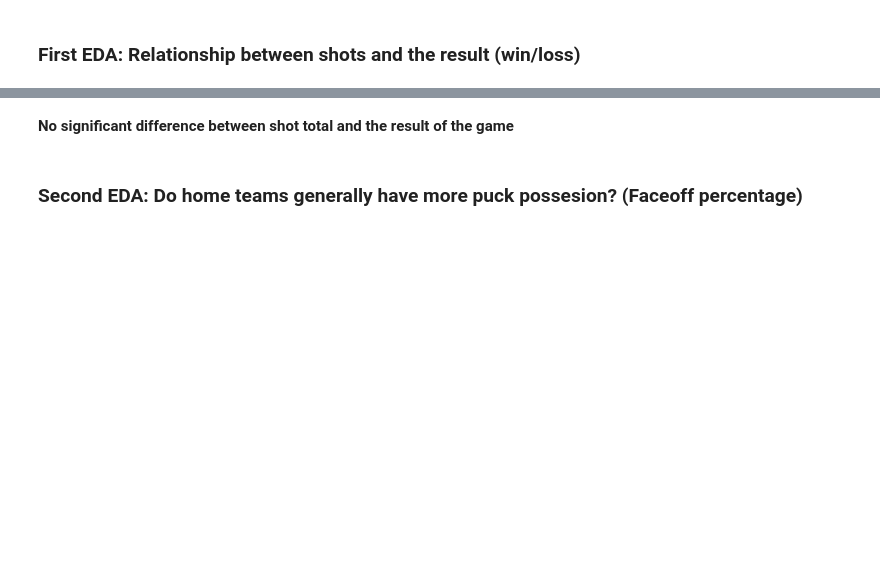
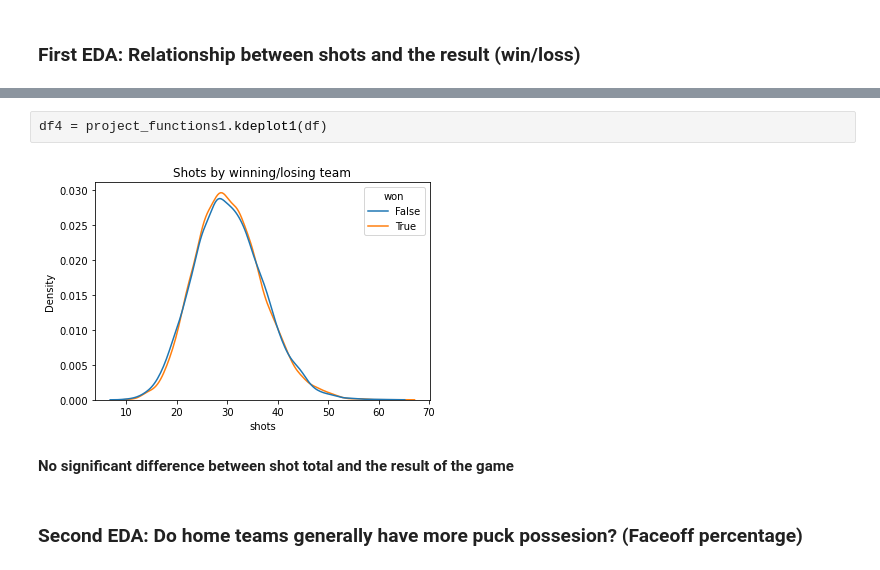
Before and after one commit to data301-2020-winter1/course-project-solo_329, a Jupyter notebook: analysis/scripts/EDA.ipynb, the cells around one changed output, grey strips where cells are left out. Cells and saved outputs as stored; diff of their text form; blank space fills up the shorter version.

```diff
--- a/analysis/scripts/EDA.ipynb
+++ b/analysis/scripts/EDA.ipynb
@@ -37,3 +29,7 @@ Text(0.5, 1.0, 'shots by winning/losing teams')
+# %%
+df4 = project_functions1.kdeplot1(df)
+# %% [output]
+[figure, added]
 # %% [markdown]
 **No significant difference between shot total and the result of the game**
 # %% [markdown]
```
Also changed, not shown: parts of 23 cells of this notebook, 1 other file.
